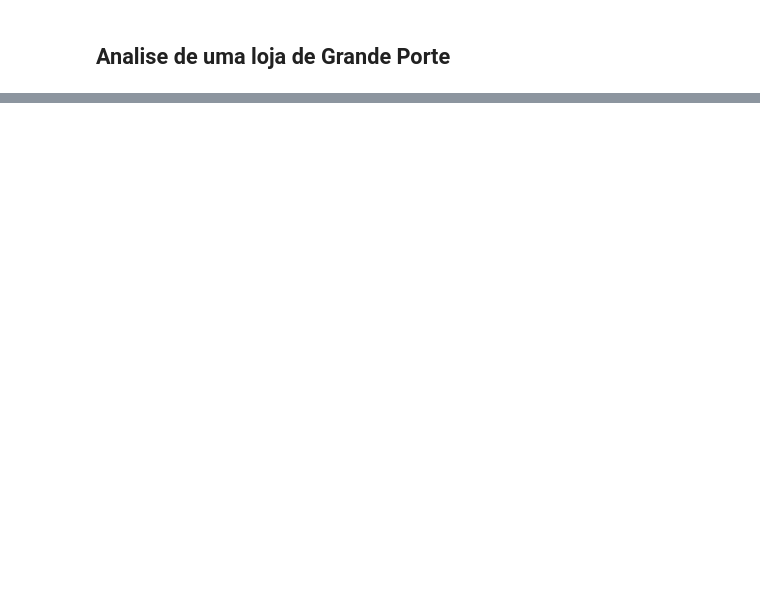
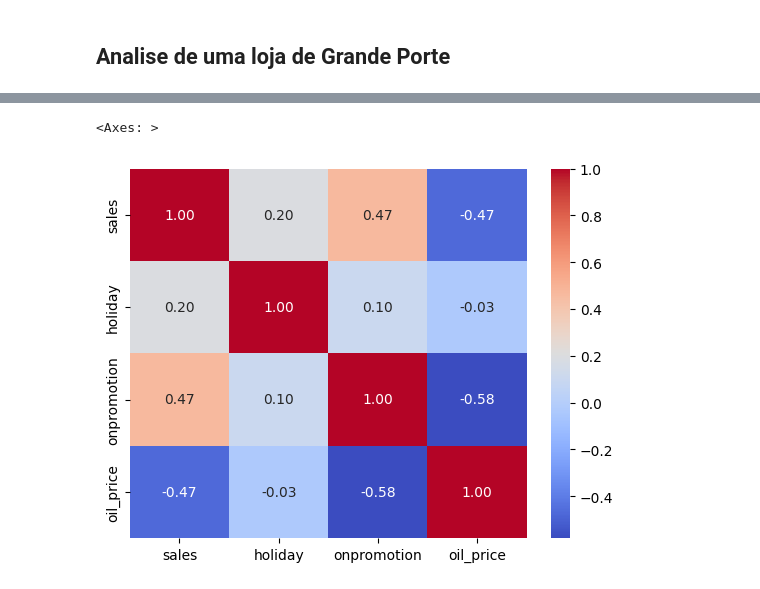
Before and after one commit to lgregs/TCC-PUCSP-CDIA, a Jupyter notebook: SARIMA_StoreSales.ipynb, the cells around one changed output, grey strips where cells are left out. Drawn from its saved outputs; the diff is of its cells as text; code cells hidden in the pictures; blank space fills up the shorter version.

```diff
--- a/SARIMA_StoreSales.ipynb
+++ b/SARIMA_StoreSales.ipynb
@@ -735,2 +751,6 @@ Series([], Freq: D, Name: sales, dtype: float64)
 # %% [markdown]
 ## Analise de uma loja de Grande Porte
+# %%
+daily_sales = df_gnd.groupby('date')[['sales', 'holiday', 'onpromotion']].sum()
+daily_sales['oil_price'] = df_pqn.groupby('date')['dcoilwtico'].mean()
+daily_sales.head()
@@ -736,0 +765,3 @@ Series([], Freq: D, Name: sales, dtype: float64)
+# %%
+daily_sales.loc[daily_sales['holiday'] > 0, 'holiday'] = 1
+daily_sales.head()
@@ -736,0 +776,9 @@ Series([], Freq: D, Name: sales, dtype: float64)
+# %%
+# Create a heat map
+correlation_matrix = daily_sales.corr()
+
+# Create a heat map of the correlation matrix
+sns.heatmap(correlation_matrix, cmap='coolwarm', annot=True, fmt=".2f")
+# %% [output]
+<Axes: >
+[figure, added]
```
Also changed, not shown: parts of 27 cells of this notebook.
